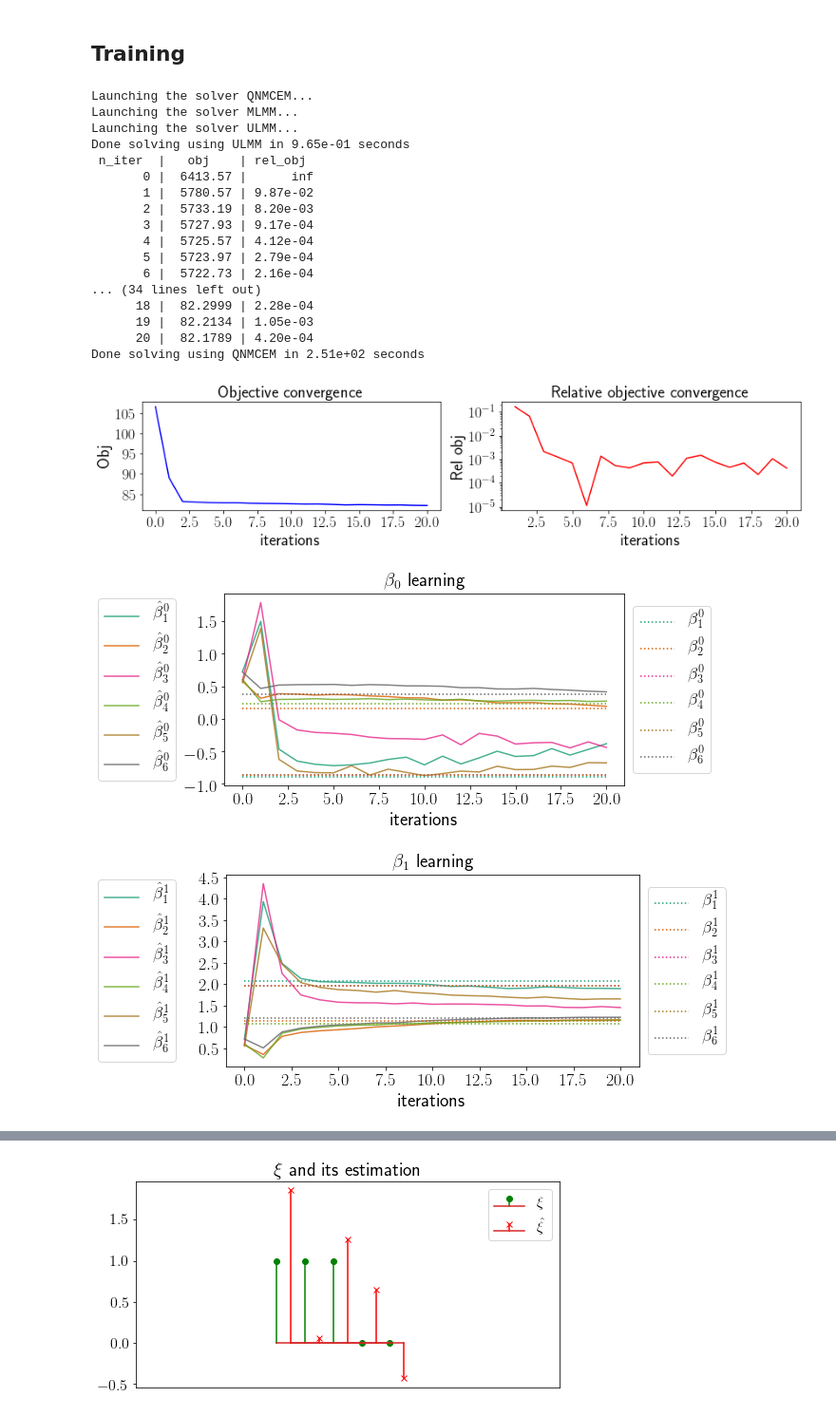
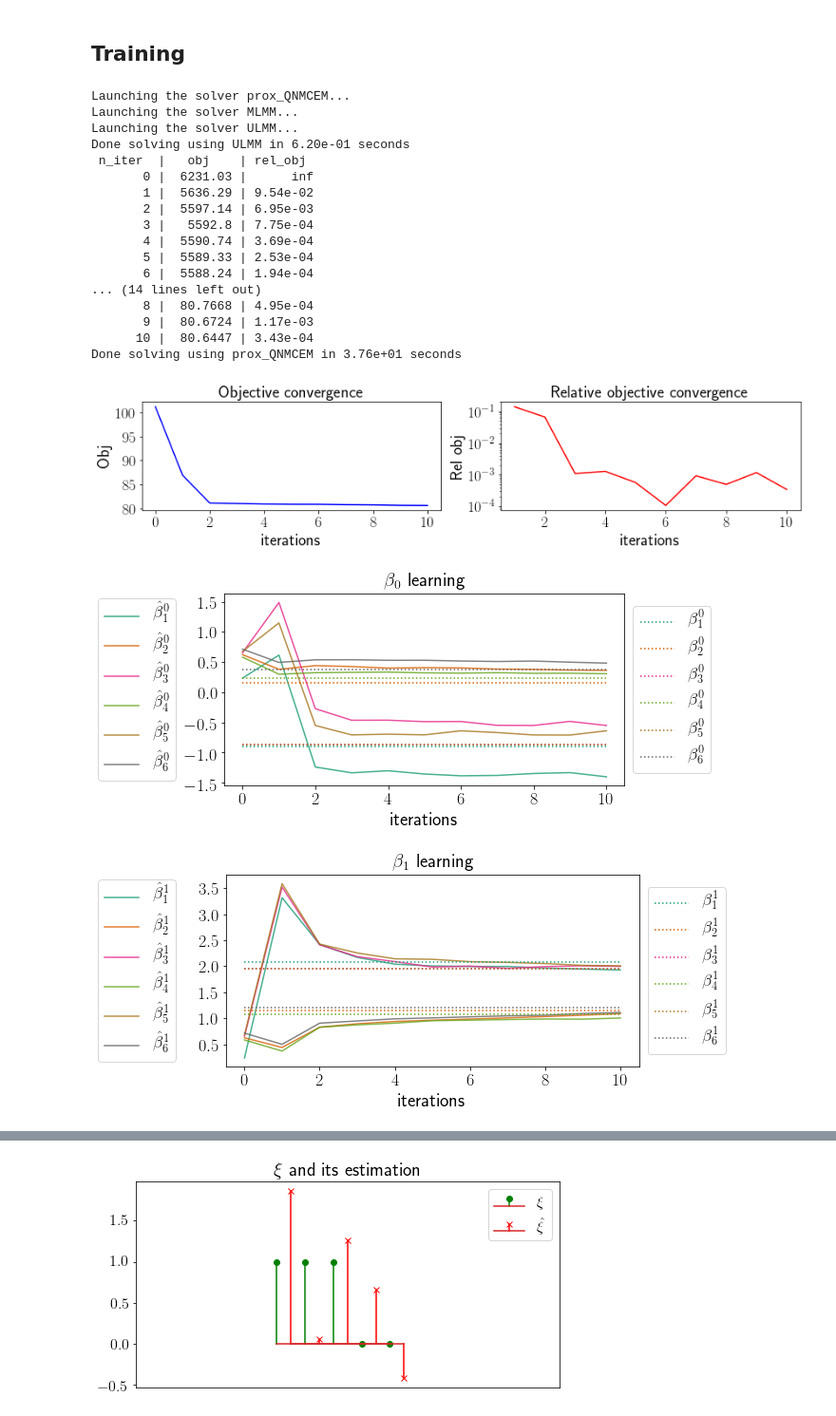
Before and after one commit to Califrais/flash, a Jupyter notebook: experiments/experiment.ipynb, the cells around one changed output, grey strips where cells are left out. Shown at 95% size. Cells and saved outputs as stored; diff of their text form; code cells hidden in the pictures.

Commit message:
update experiment notebook

```diff
--- a/experiments/experiment.ipynb
+++ b/experiments/experiment.ipynb
@@ -24,7 +24,7 @@ def printmd(string):
 # %%
 ## Load configuration
 import json
-with open('expe_simon.json') as f:
+with open('experiment.json') as f:
     conf = json.load(f)
 print(json.dumps(conf, indent=4))
 # %% [output]
@@ -224,7 +227,7 @@ print("%d%% for training, %d%% for testing."
 # %% [markdown]
 ## Training
 # %%
-from lights.inference import QNMCEM
+from lights.inference import prox_QNMCEM
 
 ## Choose parameters ##
 tol = 1e-6            # tolerance for the convergence stopping criterion
@@ -236,49 +239,50 @@ warm_start = True     # at each L-BGFS-B iteration, reset beta to 0 or take
 grid_size = 30        # grid size for the cross validation procedure
 metric = 'C-index'    # cross-validation metric: 'log_lik' or 'C-index'
 
-qnmcem = QNMCEM(fixed_effect_time_order=1, max_iter=conf["max_iter"], compute_obj=True, print_every=1,
-               l_pen_SGL=conf["l_pen_SGL"], eta_sp_gp_l1=conf["eta_sp_gp_l1"], asso_functions=["lp", "re", "tps"],
-               l_pen_EN=conf["l_pen_EN"], initialize=True)
-qnmcem.fit(X_train, Y_train, T_train, delta_train)
+learner = prox_QNMCEM(fixed_effect_time_order=1, max_iter=conf["max_iter"], max_iter_lbfgs=conf["max_iter_lbfgs"],
+                      max_iter_proxg=conf["max_iter_proxg"], compute_obj=True, print_every=1,
+                      l_pen_SGL=conf["l_pen_SGL"], eta_sp_gp_l1=conf["eta_sp_gp_l1"],
+                      asso_functions=["lp", "re", "tps"], l_pen_EN=conf["l_pen_EN"], initialize=True)
+learner.fit(X_train, Y_train, T_train, delta_train)
 
 # Visualize learning
-visualize_vect_learning(qnmcem, "obj")
+visualize_vect_learning(learner, "obj")
 # %% [output]
-Launching the solver QNMCEM...
+Launching the solver prox_QNMCEM...
 Launching the solver MLMM...
 Launching the solver ULMM...
-Done solving using ULMM in 9.65e-01 seconds
+Done solving using ULMM in 6.20e-01 seconds
  n_iter  |   obj    | rel_obj
-       0 |  6413.57 |      inf
-       1 |  5780.57 | 9.87e-02
-       2 |  5733.19 | 8.20e-03
-       3 |  5727.93 | 9.17e-04
-       4 |  5725.57 | 4.12e-04
-       5 |  5723.97 | 2.79e-04
-       6 |  5722.73 | 2.16e-04
-... (34 lines left out)
-      18 |  82.2999 | 2.28e-04
-      19 |  82.2134 | 1.05e-03
-      20 |  82.1789 | 4.20e-04
-Done solving using QNMCEM in 2.51e+02 seconds
+       0 |  6231.03 |      inf
+       1 |  5636.29 | 9.54e-02
+       2 |  5597.14 | 6.95e-03
+       3 |   5592.8 | 7.75e-04
+       4 |  5590.74 | 3.69e-04
+       5 |  5589.33 | 2.53e-04
+       6 |  5588.24 | 1.94e-04
+... (14 lines left out)
+       8 |  80.7668 | 4.95e-04
+       9 |  80.6724 | 1.17e-03
+      10 |  80.6447 | 3.43e-04
+Done solving using prox_QNMCEM in 3.76e+01 seconds
-[figure, old version]
+[figure, new version]
 # %%
 # Visualize beta_0
 true_beta_0 = simu.fixed_effect_coeffs[0].reshape(-1, 1)
 to = len(true_beta_0)+1
 leg1 = [r"$\hat \beta^0_%s$" % j for j in range(1, to)]
 leg2 = [r"$\beta^0_%s$" % j for j in range(1, to)]
-visualize_vect_learning(qnmcem, "beta_0", r"$\beta_0$", true_beta_0, leg1, leg2)
+visualize_vect_learning(learner, "beta_0", r"$\beta_0$", true_beta_0, leg1, leg2)
 # %% [output]
-[figure, old version]
+[figure, new version]
 # %%
 # Visualize beta_1
 true_beta_1 = simu.fixed_effect_coeffs[1].reshape(-1, 1)
 to = len(true_beta_1)+1
 leg1 = [r"$\hat \beta^1_%s$" % j for j in range(1, to)]
 leg2 = [r"$\beta^1_%s$" % j for j in range(1, to)]
-visualize_vect_learning(qnmcem, "beta_1", r"$\beta_1$", true_beta_1, leg1, leg2)
+visualize_vect_learning(learner, "beta_1", r"$\beta_1$", true_beta_1, leg1, leg2)
 # %% [output]
-[figure, old version]
+[figure, new version]
 # %%
 beta_0_true = true_beta_0
```
Also changed, not shown: parts of 17 cells of this notebook, 1 other file.
